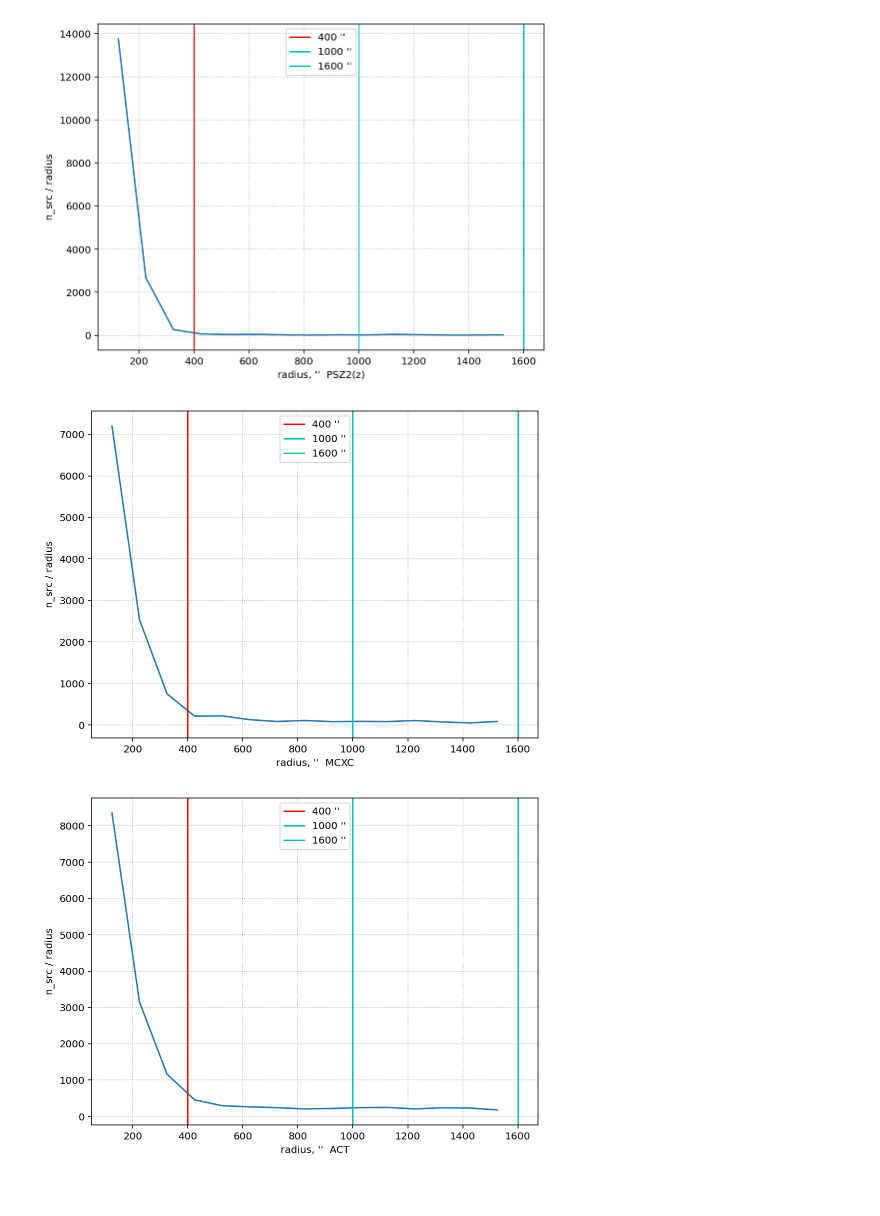
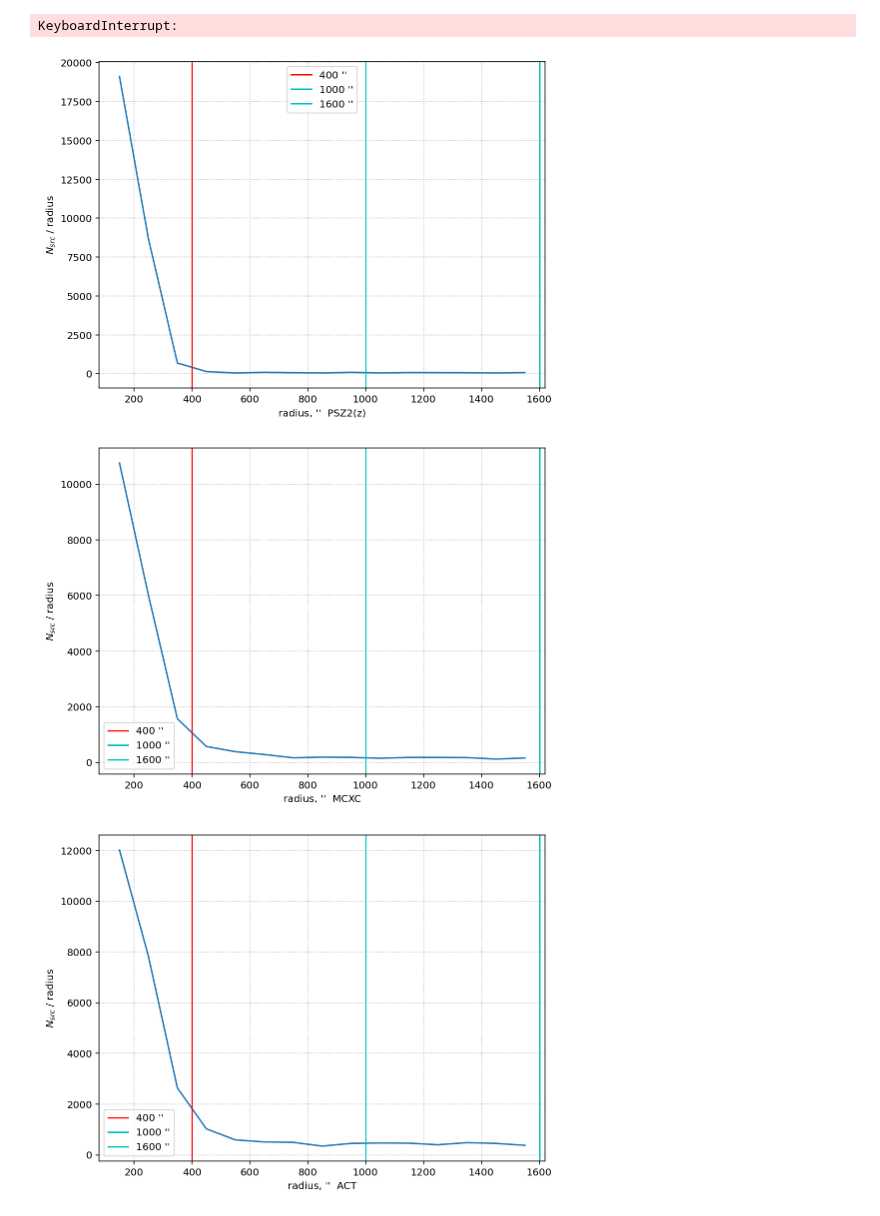
Before and after one commit to rt2122/data-segmentation-2, a Jupyter notebook: visualizations/paper/n_detected2rad.ipynb, the cells around one changed output. Drawn from its saved outputs; the diff is of its cells as text; code cells hidden in the pictures; blank space fills up the shorter version.

```diff
--- a/visualizations/paper/n_detected2rad.ipynb
+++ b/visualizations/paper/n_detected2rad.ipynb
@@ -44,18 +44,24 @@ dirname = '/home/rt2122/Data/original_catalogs/csv/'
 true_cats = next(os.walk(dirname))[-1]
 true_cats = {os.path.splitext(os.path.basename(s))[0] : os.path.join(dirname, s) for s in true_cats}
 true_cats['PSZ2(z)'] = '/home/rt2122/Data/clusters/planck_z.csv'
-true_cats['eROSITA'] = '/home/rt2122/Data/SRGz/clusters/clusters1_east_val_edit.csv'
+true_cats['eROSITA'] = '/home/rt2122/Data/SRGz/clusters/clusters1_b20_edit.csv'
 det_cat = '/home/rt2122/Data/detected_cats/full_pz_all_found34_thr0.1_step8_no_fn.csv'
 # %%
-selected = ['PSZ2(z)', 'MCXC', 'ACT', 'Abell', 'eROSITA']
+selected = ['PSZ2(z)', 'MCXC', 'ACT', 'eROSITA']
 n_src = {}
 x = None
 for cat in tqdm(selected):
-    x, cur = n_src2rad(det_cat, true_cat_file=true_cats[cat], rads=[0, 1600/3600, 50/3600])
+    x, cur = n_src2rad(det_cat, true_cat_file=true_cats[cat], rads=[0, 1600/3600, 100/3600])
     n_src[cat] = cur
+# %% [output]
+KeyboardInterrupt:
+# %%
+cat = 'eROSITA'
+x, cur = n_src2rad(det_cat, true_cat_file=true_cats[cat], rads=[0, 1600/3600, 100/3600])
+n_src[cat] = cur
 # %%
 def plot_n_src(x, n_src_arr, rads=[0, 1600/3600, 100/3600], figsize=(8, 6), cat='', vline=[400/3600, 1000/3600, 1600/3600],
-              logscale=False, ylabel='n_src / radius'):
+              logscale=False, ylabel='$N_{src}$ / radius'):
     _, ax = plt.subplots(1, 1, figsize=figsize)
 
     ax.plot(x, n_src_arr/np.arange(*rads))
@@ -77,17 +83,17 @@ def plot_n_src(x, n_src_arr, rads=[0, 1600/3600, 100/3600], figsize=(8, 6), cat=
 rads=[0, 1600/3600, 50/3600]
 rads1=[0, 1600/3600, 100/3600]
 # %%
-plot_n_src(x[::2], n_src['PSZ2(z)'][::2], cat='PSZ2(z)', rads=rads1)
+plot_n_src(x, n_src['PSZ2(z)'], cat='PSZ2(z)', rads=rads1)
 # %% [output]
-[figure, old version]
+[figure, new version]
 # %%
 cat='MCXC'
-plot_n_src(x[::2], n_src[cat][::2], cat=cat, rads=rads1)
+plot_n_src(x, n_src[cat], cat=cat, rads=rads1)
 # %% [output]
-[figure, old version]
+[figure, new version]
 # %%
 cat='ACT'
-plot_n_src(x[::2], n_src[cat][::2], cat=cat, rads=rads1)
+plot_n_src(x, n_src[cat], cat=cat, rads=rads1)
 # %% [output]
-[figure, old version]
+[figure, new version]
 # %%
```
Also changed, not shown: parts of 3 cells of this notebook, 25 other files.
